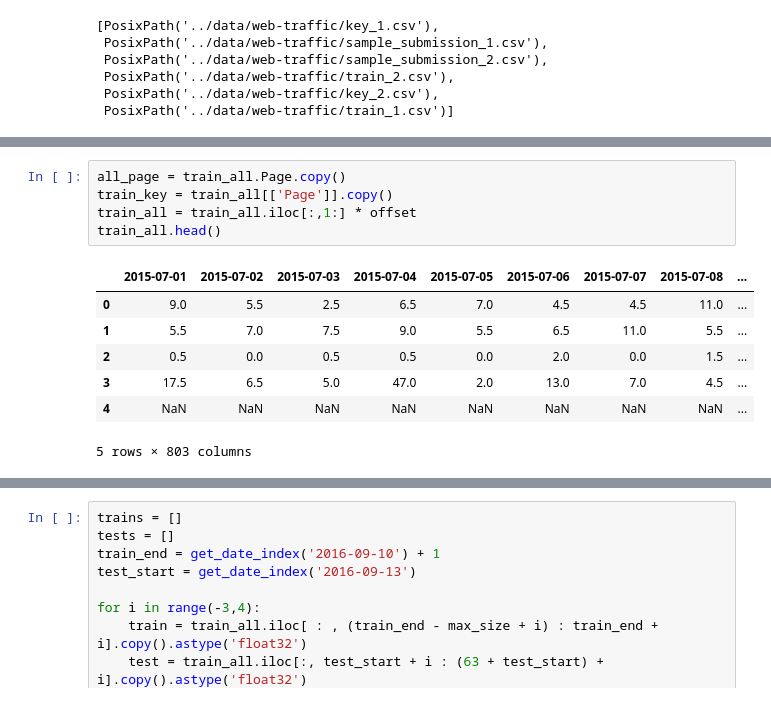
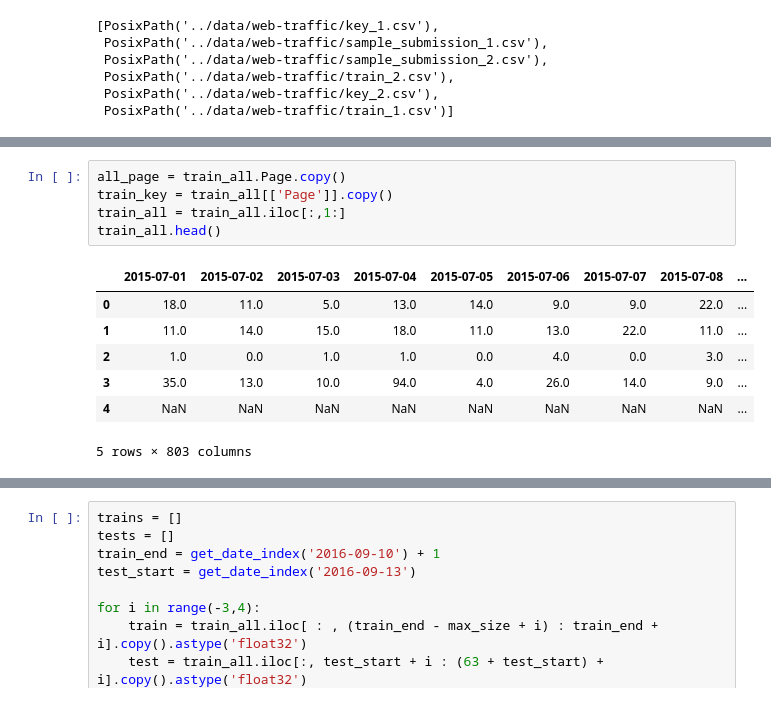
Before and after one commit to lalit527/web_analysis, a Jupyter notebook: simple_model-Copy1.ipynb, the cells around one changed output, grey strips where cells are left out. Cells and saved outputs as stored; diff of their text form.

```diff
--- a/simple_model-Copy1.ipynb
+++ b/simple_model-Copy1.ipynb
@@ -65,13 +194,13 @@ offset = 1/2
 # %%
 all_page = train_all.Page.copy()
 train_key = train_all[['Page']].copy()
-train_all = train_all.iloc[:,1:] * offset
+train_all = train_all.iloc[:,1:]
 train_all.head()
 # %% [output]
 |  | 2015-07-01 | 2015-07-02 | 2015-07-03 | 2015-07-04 | 2015-07-05 | 2015-07-06 | 2015-07-07 | 2015-07-08 | ... |
-| 0 | 9.0 | 5.5 | 2.5 | 6.5 | 7.0 | 4.5 | 4.5 | 11.0 | ... |
-| 1 | 5.5 | 7.0 | 7.5 | 9.0 | 5.5 | 6.5 | 11.0 | 5.5 | ... |
-| 2 | 0.5 | 0.0 | 0.5 | 0.5 | 0.0 | 2.0 | 0.0 | 1.5 | ... |
-| 3 | 17.5 | 6.5 | 5.0 | 47.0 | 2.0 | 13.0 | 7.0 | 4.5 | ... |
+| 0 | 18.0 | 11.0 | 5.0 | 13.0 | 14.0 | 9.0 | 9.0 | 22.0 | ... |
+| 1 | 11.0 | 14.0 | 15.0 | 18.0 | 11.0 | 13.0 | 22.0 | 11.0 | ... |
+| 2 | 1.0 | 0.0 | 1.0 | 1.0 | 0.0 | 4.0 | 0.0 | 3.0 | ... |
+| 3 | 35.0 | 13.0 | 10.0 | 94.0 | 4.0 | 26.0 | 14.0 | 9.0 | ... |
 | 4 | NaN | NaN | NaN | NaN | NaN | NaN | NaN | NaN | ... |
 5 rows × 803 columns
```
Also changed, not shown: parts of 18 cells of this notebook, 1 other file.
